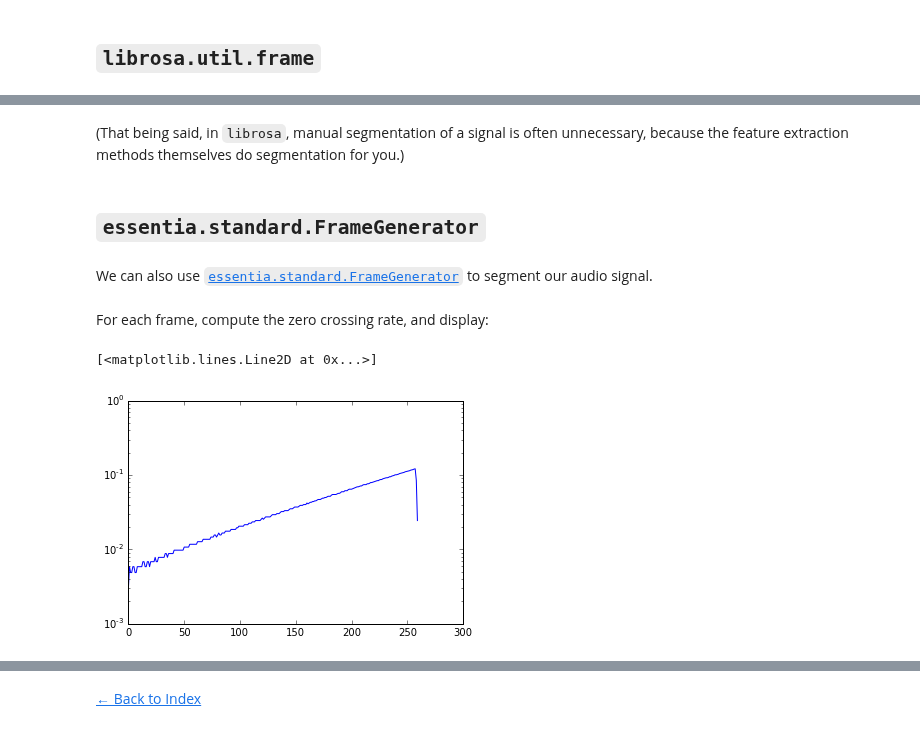
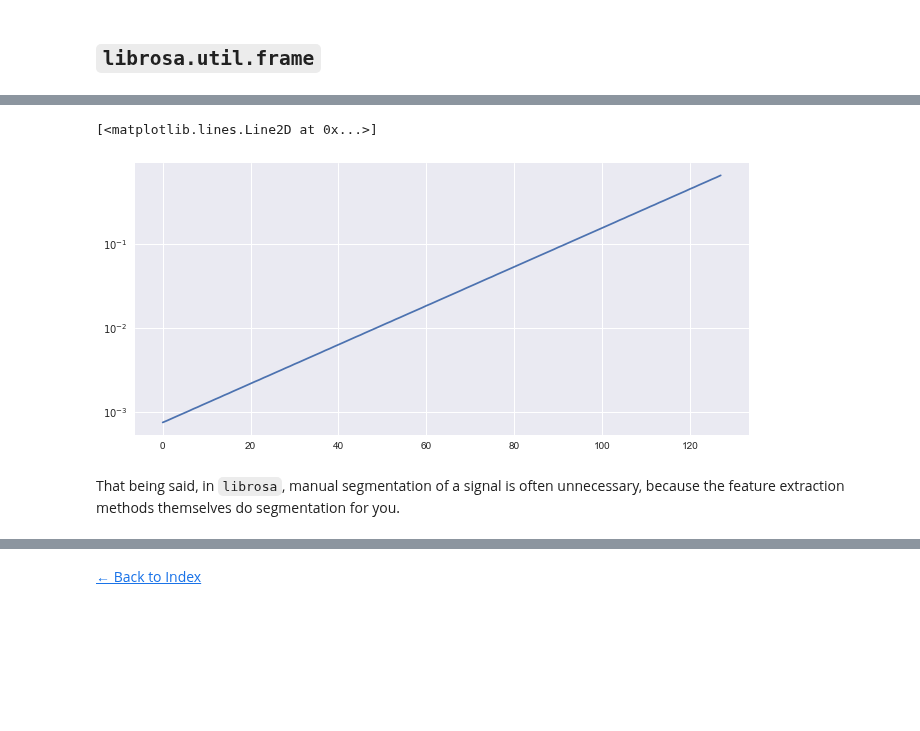
Before and after one commit to iranroman/musicinformationretrieval.com, a Jupyter notebook: segmentation.ipynb, the cells around one changed output, grey strips where cells are left out. Drawn from its saved outputs; the diff is of its cells as text; code cells hidden in the pictures; blank space fills up the shorter version.

```diff
--- a/segmentation.ipynb
+++ b/segmentation.ipynb
@@ -55,15 +68,8 @@ print F.shape
+# %%
+frames = librosa.util.frame(x, frame_length=frame_length, hop_length=hop_length)
+plt.semilogy([rmse(frame) for frame in frames.T])
+# %% [output]
+[<matplotlib.lines.Line2D at 0x...>]
+[figure, added]
 # %% [markdown]
-(That being said, in `librosa`, manual segmentation of a signal is often unnecessary, because the feature extraction methods themselves do segmentation for you.)
+That being said, in `librosa`, manual segmentation of a signal is often unnecessary, because the feature extraction methods themselves do segmentation for you.
-# %% [markdown]
-## `essentia.standard.FrameGenerator`
-# %% [markdown]
-We can also use [`essentia.standard.FrameGenerator`](http://essentia.upf.edu/documentation/reference/std_FrameGenerator.html) to segment our audio signal.
-# %% [markdown]
-For each frame, compute the zero crossing rate, and display:
-# %%
-import essentia
-from essentia.standard import FrameGenerator
-plt.semilogy([zcr(frame) for frame in FrameGenerator(essentia.array(x), frameSize=frame_sz, hopSize=hop_sz)])
-# %% [output]
-[<matplotlib.lines.Line2D at 0x...>]
-[figure, removed]
```
Also changed, not shown: parts of 27 cells of this notebook, 1 other file.
